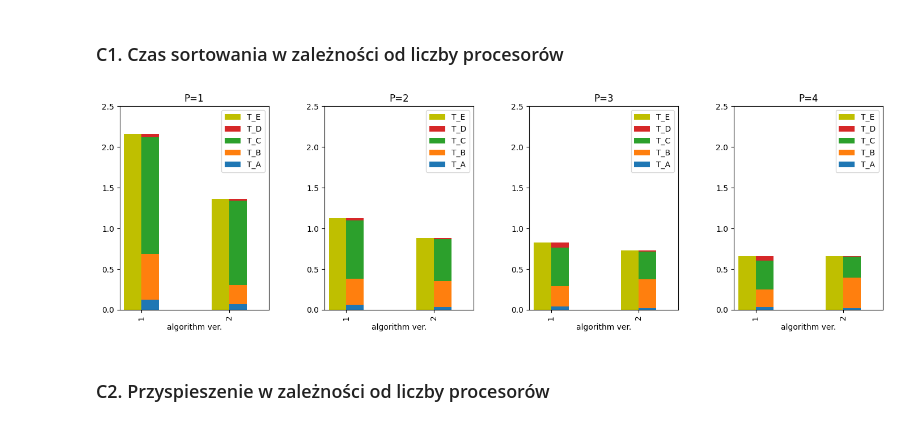
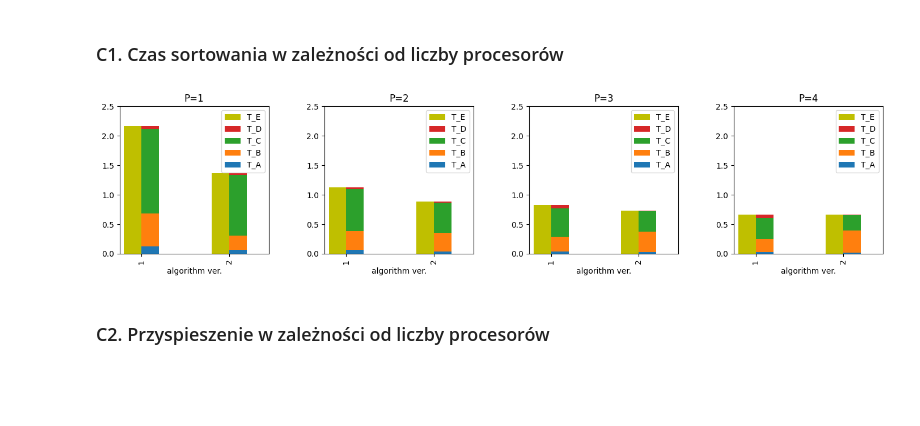
Before and after one commit to aklekowski/agh-mpr, a Jupyter notebook: [MPR]_openMP.ipynb, the cells around one changed output. Drawn from its saved outputs; the diff is of its cells as text; code cells hidden in the pictures; blank space fills up the shorter version.

```diff
--- a/[MPR]_openMP.ipynb
+++ b/[MPR]_openMP.ipynb
@@ -91,14 +93,14 @@ def plot_compontents_time(df, P, ax):
   return df.loc[(df['P'] == P) & (df['N'] == 10_000_000) & (df['B'] == 10_000)][['algorithm ver.', 'T_A', 'T_B', 'T_C', 'T_D']].set_index('algorithm ver.').plot.bar(ax=ax, stacked=True, legend='reverse', ylim=(0, 2.5), position=0, width=0.2)
 # %%
 fig, axs = plt.pyplot.subplots(1, 4)
-fig.set_size_inches(15, 5)
+fig.set_size_inches(15, 4)
 fig.tight_layout(pad=4.0)
 
 for p in range(4):
   plot_total_time(df, p+1, axs[p])
   plot_compontents_time(df, p+1, axs[p])
 # %% [output]
-[figure, old version]
+[figure, new version]
 # %% [markdown]
 ### C2. Przyspieszenie w zależności od liczby procesorów
 # %%
```
Also changed, not shown: parts of 3 cells of this notebook.
